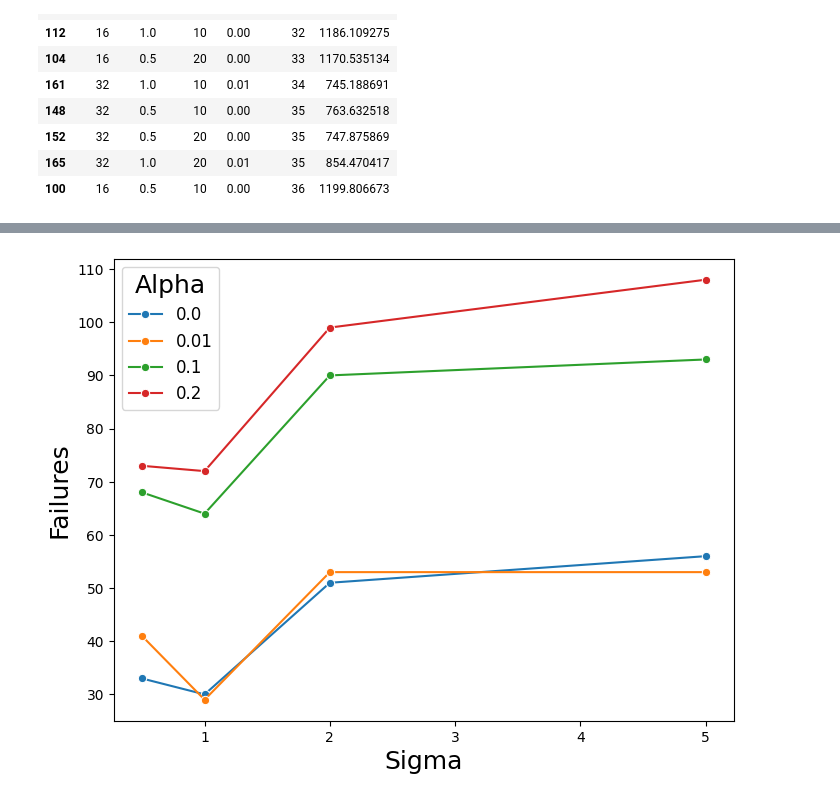
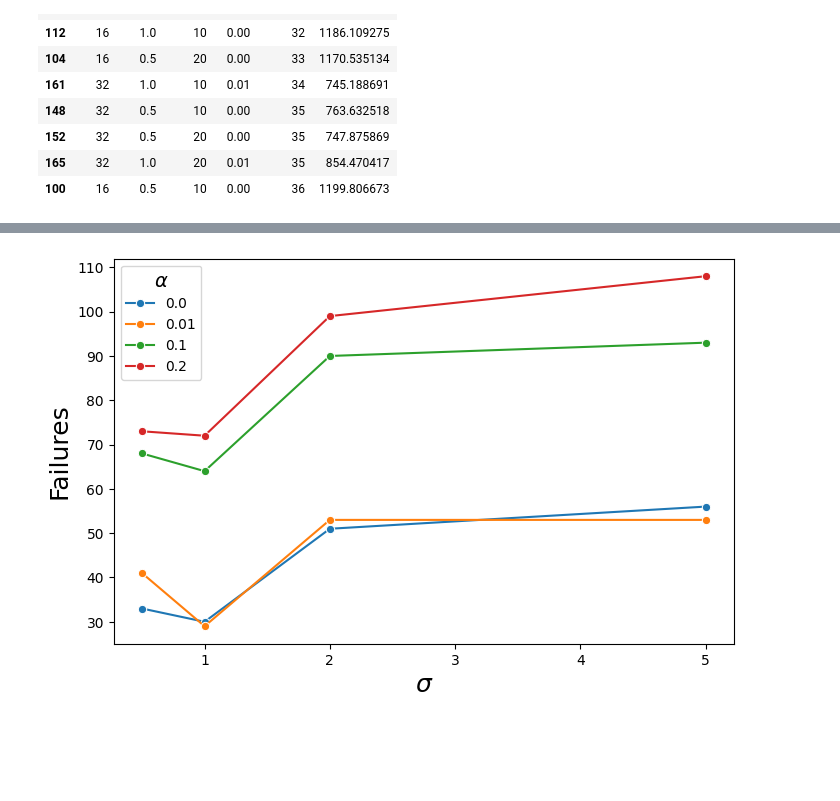
Before and after one commit to markoMedved/Advanced-methods-in-computer-vision-assignments, a Jupyter notebook: Mean-Shift-tracking/report_plots.ipynb, the cells around one changed output, grey strips where cells are left out. Cells and saved outputs as stored; diff of their text form; code cells hidden in the pictures; blank space fills up the shorter version.

```diff
--- a/Mean-Shift-tracking/report_plots.ipynb
+++ b/Mean-Shift-tracking/report_plots.ipynb
@@ -200,24 +187,25 @@ plt.savefig("report/figures/nbins_niters.png")
 # %%
+df = pd.read_csv("parameter_tuning.csv")
 df_sigmas = df[df["nbins"] == 16]
 df_sigmas = df_sigmas[df_sigmas["n_iters"] == 20]
 
 custom_palette = {
     0.00: "#1f77b4",  # Blue
     0.01: "#ff7f0e",  # Orange
     0.10: "#2ca02c",  # Green
     0.20: "#d62728"   # Red
 }
 
-plt.figure(figsize=(8, 6))
+plt.figure(figsize=(8, 5))
 sns.lineplot(data=df_sigmas, x="sigma", y="failures", hue="alpha", marker="o", palette=custom_palette)
 
 # Set plot labels and title
-plt.xlabel("Sigma", fontsize=18)
+plt.xlabel(r'$\sigma$', fontsize=18)
 plt.ylabel("Failures", fontsize=18)
-plt.legend(title="Alpha", fontsize=12, title_fontsize=18)
+plt.legend(title=r'$\alpha$', fontsize=10, title_fontsize=14)
 plt.savefig("report/figures/sigma_alpha.png")
 # %% [output]
-[figure, old version]
+[figure, new version]
 # %%
 import time
 import os
```
Also changed, not shown: parts of 10 cells of this notebook, 13 other files.
